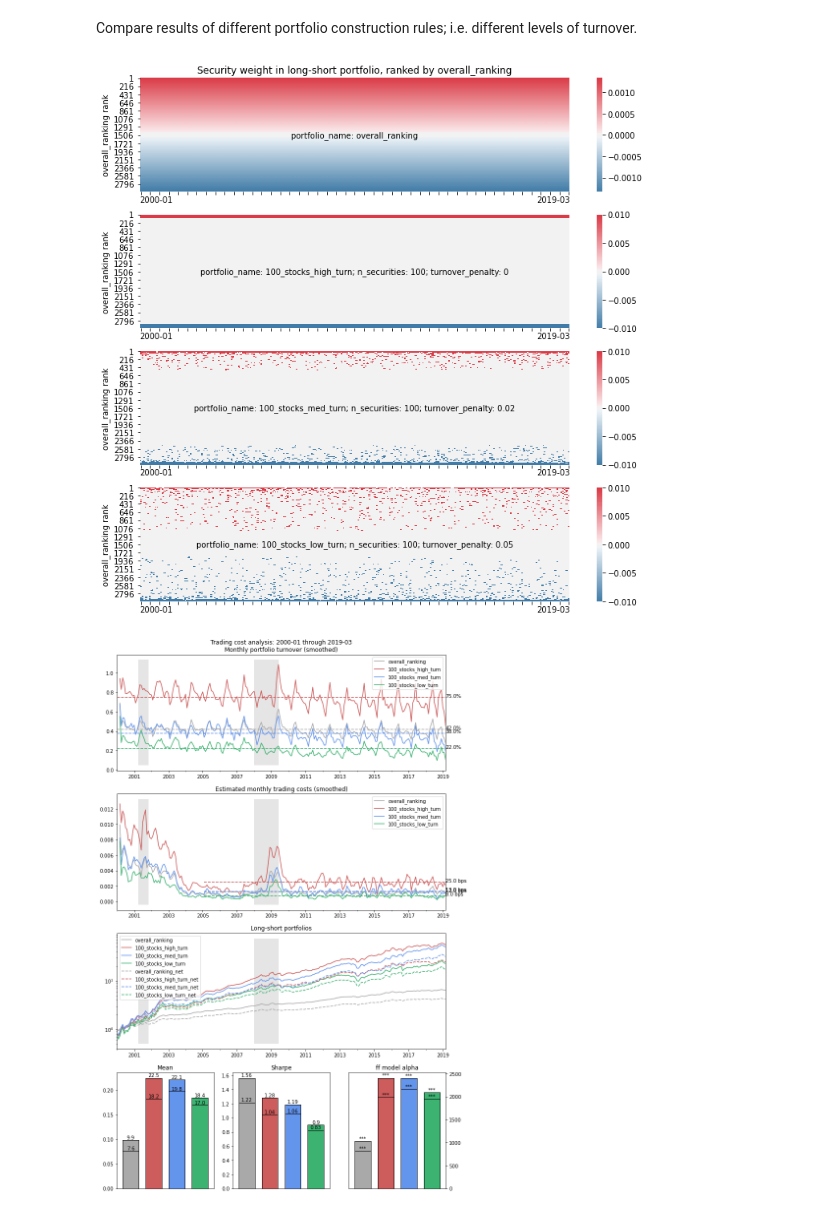
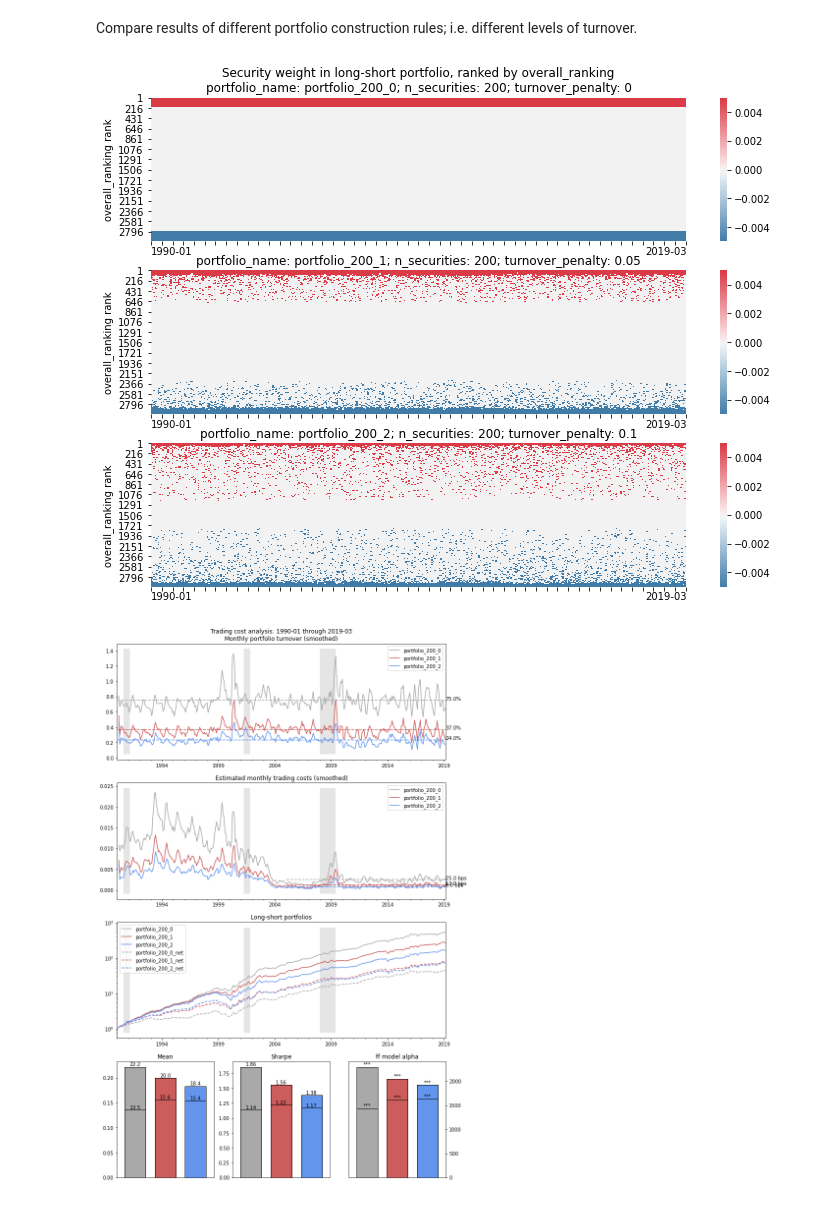
Before and after one commit to johnk1282/equity_research_demo, a Jupyter notebook: demo.ipynb, the cells around one changed output. Saved outputs shown, nothing was run; the diff lists cells and outputs as text; code cells hidden in the pictures.

```diff
--- a/demo.ipynb
+++ b/demo.ipynb
@@ -447,11 +449,7 @@ pc.plot_security_selection('100_stocks_high_turn',ranking_name='value')
 # %% [markdown]
 Compare results of different portfolio construction rules; i.e. different levels of turnover.
-# %%
-pc.analyze_portfolios(['overall_ranking',
-                       '100_stocks_high_turn',
-                       '100_stocks_med_turn',
-                       '100_stocks_low_turn'],
-                      start_date='2000-01-01')
-# %% [output]
-[figure, removed]
-[figure, removed]
+# %%
+pc.analyze_portfolios()
+# %% [output]
+[figure, added]
+[figure, added]
```
Also changed, not shown: parts of 8 cells of this notebook.
